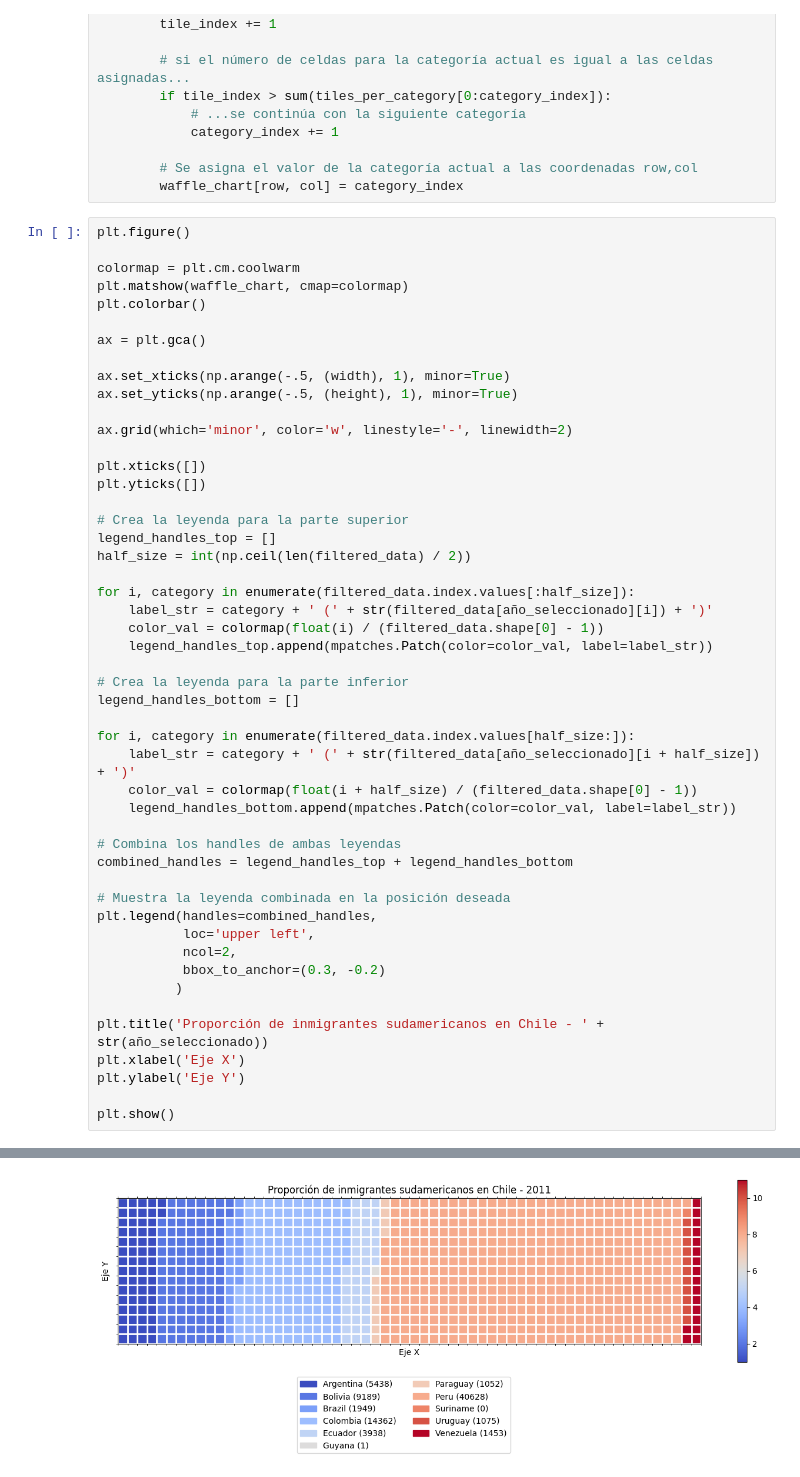
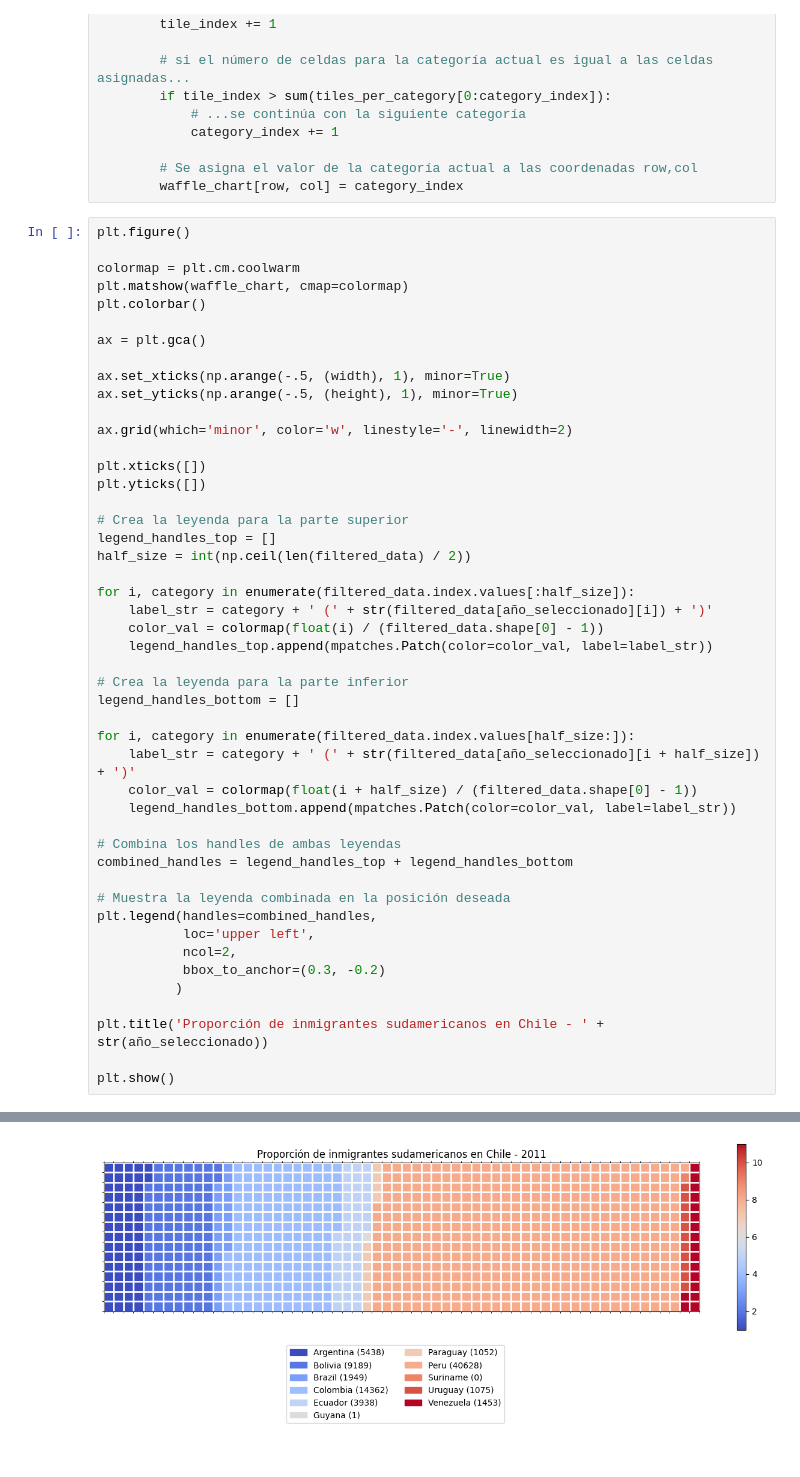
Before and after one commit to mfurniel/tarea2VdD, a Jupyter notebook: ejercicio4.ipynb, the cells around one changed output, grey strips where cells are left out. Drawn from its saved outputs; the diff is of its cells as text.

```diff
--- a/ejercicio4.ipynb
+++ b/ejercicio4.ipynb
@@ -63,33 +63,31 @@ legend_handles_top = []
 half_size = int(np.ceil(len(filtered_data) / 2))
 
 for i, category in enumerate(filtered_data.index.values[:half_size]):
     label_str = category + ' (' + str(filtered_data[año_seleccionado][i]) + ')'
     color_val = colormap(float(i) / (filtered_data.shape[0] - 1))
     legend_handles_top.append(mpatches.Patch(color=color_val, label=label_str))
 
 # Crea la leyenda para la parte inferior
 legend_handles_bottom = []
 
 for i, category in enumerate(filtered_data.index.values[half_size:]):
     label_str = category + ' (' + str(filtered_data[año_seleccionado][i + half_size]) + ')'
     color_val = colormap(float(i + half_size) / (filtered_data.shape[0] - 1))
     legend_handles_bottom.append(mpatches.Patch(color=color_val, label=label_str))
 
 # Combina los handles de ambas leyendas
 combined_handles = legend_handles_top + legend_handles_bottom
 
 # Muestra la leyenda combinada en la posición deseada
 plt.legend(handles=combined_handles,
            loc='upper left',
            ncol=2,
            bbox_to_anchor=(0.3, -0.2)
           )
 
 plt.title('Proporción de inmigrantes sudamericanos en Chile - ' + str(año_seleccionado))
-plt.xlabel('Eje X')
-plt.ylabel('Eje Y')
 
 plt.show()
 # %% [output]
 <Figure size 640x480 with 0 Axes>
-[figure, old version]
+[figure, new version]
```
Also changed, not shown: 1 other file.
